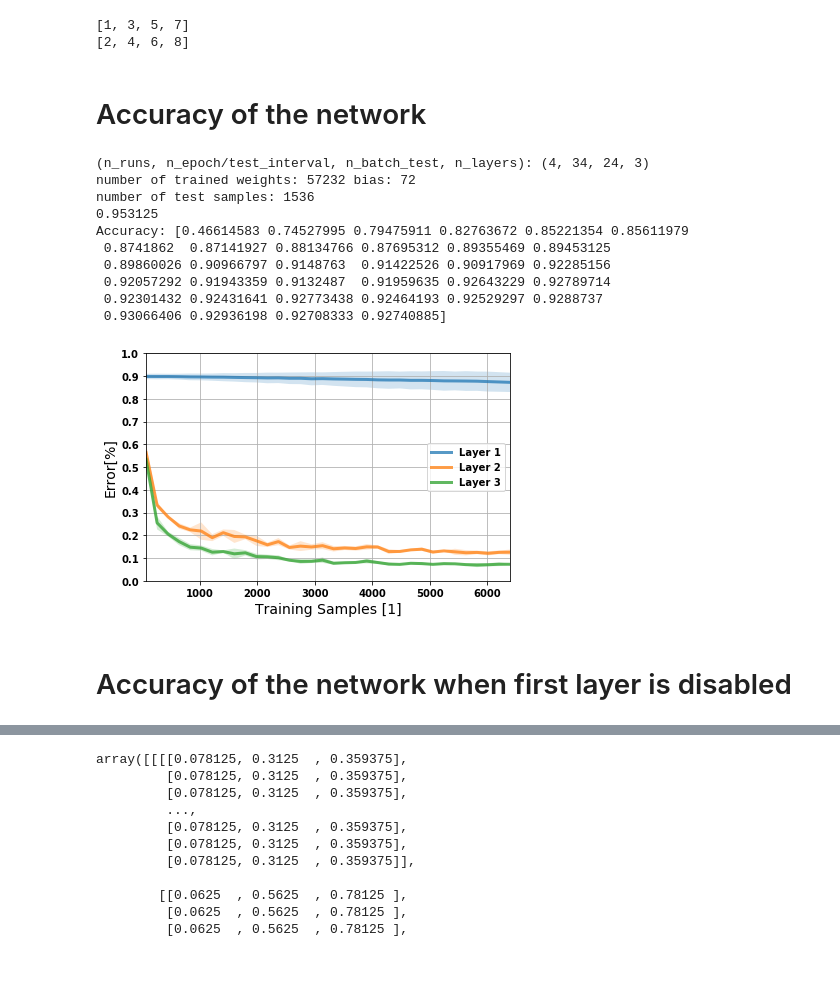
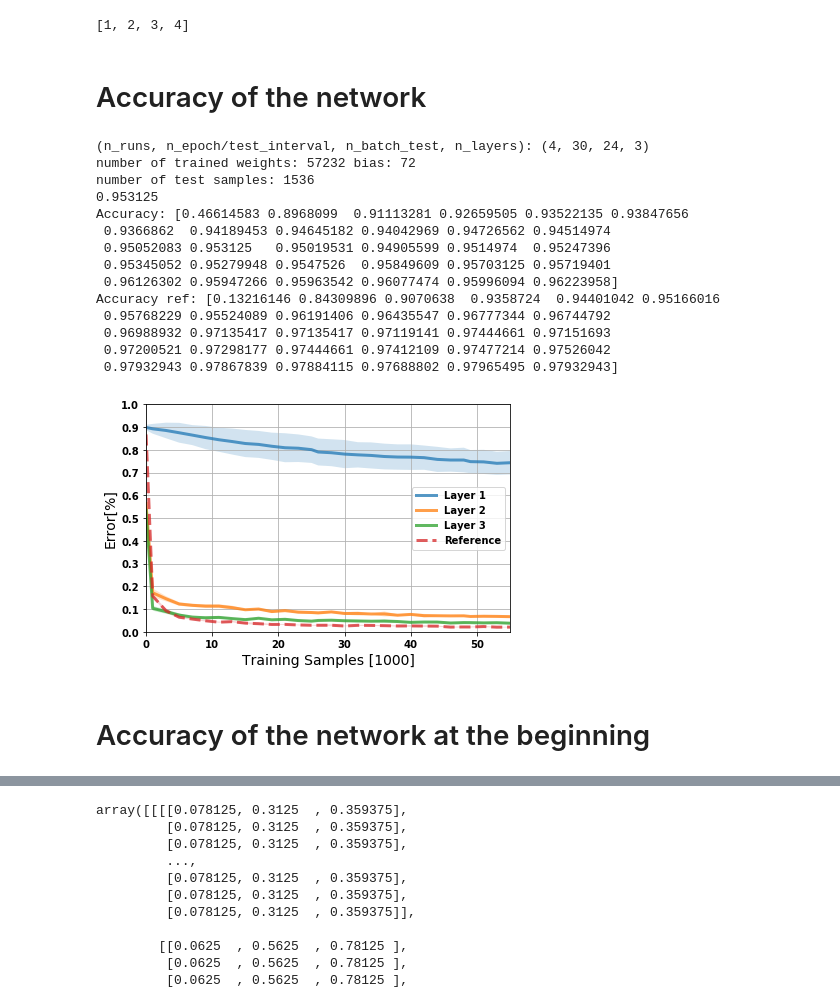
Before and after one commit to nmi-lab/dcll, a Jupyter notebook: notebooks/plot_mnist.ipynb, the cells around one changed output, grey strips where cells are left out. Drawn from its saved outputs; the diff is of its cells as text; code cells hidden in the pictures; blank space fills up the shorter version.

```diff
--- a/notebooks/plot_mnist.ipynb
+++ b/notebooks/plot_mnist.ipynb
@@ -15,31 +15,32 @@ matplotlib.rcParams['axes.labelsize']= 14.
 matplotlib.rcParams['figure.subplot.bottom'] = .2
 matplotlib.rcParams['figure.subplot.left'] = .2
 # %%
-all_layers_folder_id = range(1, 9, 2)
-skip_first_folder_id = range(2, 9, 2)
+all_layers_folder_id = range(1, 5, 1)
 base_folder = "../Paper_results/{:03d}__04-10-2018"
+base_folder_begin = "../Paper_results_begin/{:03d}__05-10-2018"
 all_layers_folders = [
     base_folder.format(n) for n in all_layers_folder_id
 ]
-skip_first_folders = [
-    base_folder.format(n) for n in skip_first_folder_id
+all_layers_begin_folders = [
+    base_folder_begin.format(n) for n in all_layers_folder_id
 ]
 print(list(all_layers_folder_id))
-print(list(skip_first_folder_id))
 # %% [output]
-[1, 3, 5, 7]
-[2, 4, 6, 8]
+[1, 2, 3, 4]
 # %%
 import pickle
 
-def plot_accuracy(directories, skip_first=False):
+def plot_accuracy(directories, n_updates_tick=1, comment=""):
     args = np.load(path.join(directories[0],"args.pkl"))
     batch_size = args['batch_size']
     n_test_interval = args['n_test_interval']
-    # assert(skip_first == args['skip_first'])
 
     acc_test = [ np.load(path.join(d, "acc_test.npy")) for d in directories ]
     acc_test = np.array(acc_test)
+
+    acc_test_ref = [ np.load(path.join(d, "acc_test_ref.npy")) for d in directories ]
+    acc_test_ref = np.array(acc_test_ref)
+
     print("(n_runs, n_epoch/test_interval, n_batch_test, n_layers): {}".format(acc_test.shape))
     n_epoch = (acc_test.shape[1] - 1) * n_test_interval + 1
     n_layers = acc_test.shape[3]
@@ -48,9 +49,7 @@ def plot_accuracy(directories, skip_first=False):
     n_weights = 0
     n_bias = 0
     for k, v in parameters.items():
-        if skip_first and k.startswith('layer1'):
-            continue
-        elif k.endswith('.i2h.weight'):
+        if k.endswith('.i2h.weight'):
             n_weights += v.size
         elif k.endswith('.i2h.bias'):
             n_bias +=v.size
@@ -61,27 +60,31 @@ def plot_accuracy(directories, skip_first=False):
     test_epochs = np.arange(0, n_epoch, n_test_interval, dtype='int') + 1
     # mean over the multiple test batches
     weighted_acc = np.mean(acc_test, axis=2)
+    weighted_acc_ref = np.mean(acc_test_ref, axis=2)
     # mean over the multiple runs with different seeds
     mean_acc = np.mean(weighted_acc, axis=0)
     std_acc = np.std(weighted_acc, axis=0)
+    mean_acc_ref = np.mean(weighted_acc_ref, axis=0)
+    std_acc_ref = np.std(weighted_acc_ref, axis=0)
 
     print("Accuracy: {}".format(mean_acc[:, -1]))
+    print("Accuracy ref: {}".format(mean_acc_ref))
 
     fig = figure()
     ax = subplot(111)
-    n_updates_tick = 1
     x = test_epochs*batch_size//n_updates_tick
 
     for l in range(n_layers):
-        if skip_first and l==0:
-             linestyle='--'
-        else:
-            linestyle='-'
         ax.plot(x, 1-mean_acc[:,l],
-                linewidth=3, linestyle=linestyle,
+                linewidth=3,
                 alpha=.75, label = 'Layer {}'.format(l+1))
         ax.fill_between(x, 1-mean_acc[:,l] - std_acc[:,l], 1-mean_acc[:,l] + std_acc[:,l],
                        alpha=.2)
+    ax.plot(x, 1-mean_acc_ref,
+                linewidth=3, linestyle='--',
+                alpha=.75, label = 'Reference')
+    ax.fill_between(x, 1-mean_acc_ref - std_acc_ref, 1-mean_acc_ref + std_acc_ref,
+                alpha=.2)
 
     ax.set_yticks(np.arange(0,1.1,0.1))
     ax.grid()
@@ -90,23 +93,28 @@ def plot_accuracy(directories, skip_first=False):
     ax.set_xlabel('Training Samples [{}]'.format(n_updates_tick))
     tight_layout()
     ax.set_ylim([0,1.])
-    ax.set_xlim(batch_size, n_epoch*batch_size // n_updates_tick)
-    savefig(path.join(path.dirname(directories[0]), 'convergence_mnist_skip{}.png'.format(skip_first)), dpi=300, frameon=False)
+    ax.set_xlim(0, n_epoch*batch_size // n_updates_tick)
+    #ax.set_xlim(batch_size, 40000)
+    savefig(path.join(path.dirname(directories[0]), 'convergence_mnist{}.png'.format(comment)), dpi=300, frameon=False)
 # %% [markdown]
 # Accuracy of the network
 # %%
-plot_accuracy(all_layers_folders)
+plot_accuracy(all_layers_folders, n_updates_tick=1000)
 # %% [output]
-(n_runs, n_epoch/test_interval, n_batch_test, n_layers): (4, 34, 24, 3)
+(n_runs, n_epoch/test_interval, n_batch_test, n_layers): (4, 30, 24, 3)
 number of trained weights: 57232 bias: 72
 number of test samples: 1536
 0.953125
-Accuracy: [0.46614583 0.74527995 0.79475911 0.82763672 0.85221354 0.85611979
- 0.8741862  0.87141927 0.88134766 0.87695312 0.89355469 0.89453125
- 0.89860026 0.90966797 0.9148763  0.91422526 0.90917969 0.92285156
- 0.92057292 0.91943359 0.9132487  0.91959635 0.92643229 0.92789714
- 0.92301432 0.92431641 0.92773438 0.92464193 0.92529297 0.9288737
- 0.93066406 0.92936198 0.92708333 0.92740885]
+Accuracy: [0.46614583 0.8968099  0.91113281 0.92659505 0.93522135 0.93847656
+ 0.9366862  0.94189453 0.94645182 0.94042969 0.94726562 0.94514974
+ 0.95052083 0.953125   0.95019531 0.94905599 0.9514974  0.95247396
+ 0.95345052 0.95279948 0.9547526  0.95849609 0.95703125 0.95719401
+ 0.96126302 0.95947266 0.95963542 0.96077474 0.95996094 0.96223958]
+Accuracy ref: [0.13216146 0.84309896 0.9070638  0.9358724  0.94401042 0.95166016
+ 0.95768229 0.95524089 0.96191406 0.96435547 0.96777344 0.96744792
+ 0.96988932 0.97135417 0.97135417 0.97119141 0.97444661 0.97151693
+ 0.97200521 0.97298177 0.97444661 0.97412109 0.97477214 0.97526042
+ 0.97932943 0.97867839 0.97884115 0.97688802 0.97965495 0.97932943]
-[figure, old version]
+[figure, new version]
 # %% [markdown]
-# Accuracy of the network when first layer is disabled
+# Accuracy of the network at the beginning
```
Also changed, not shown: parts of 2 cells of this notebook, 2 other files.
